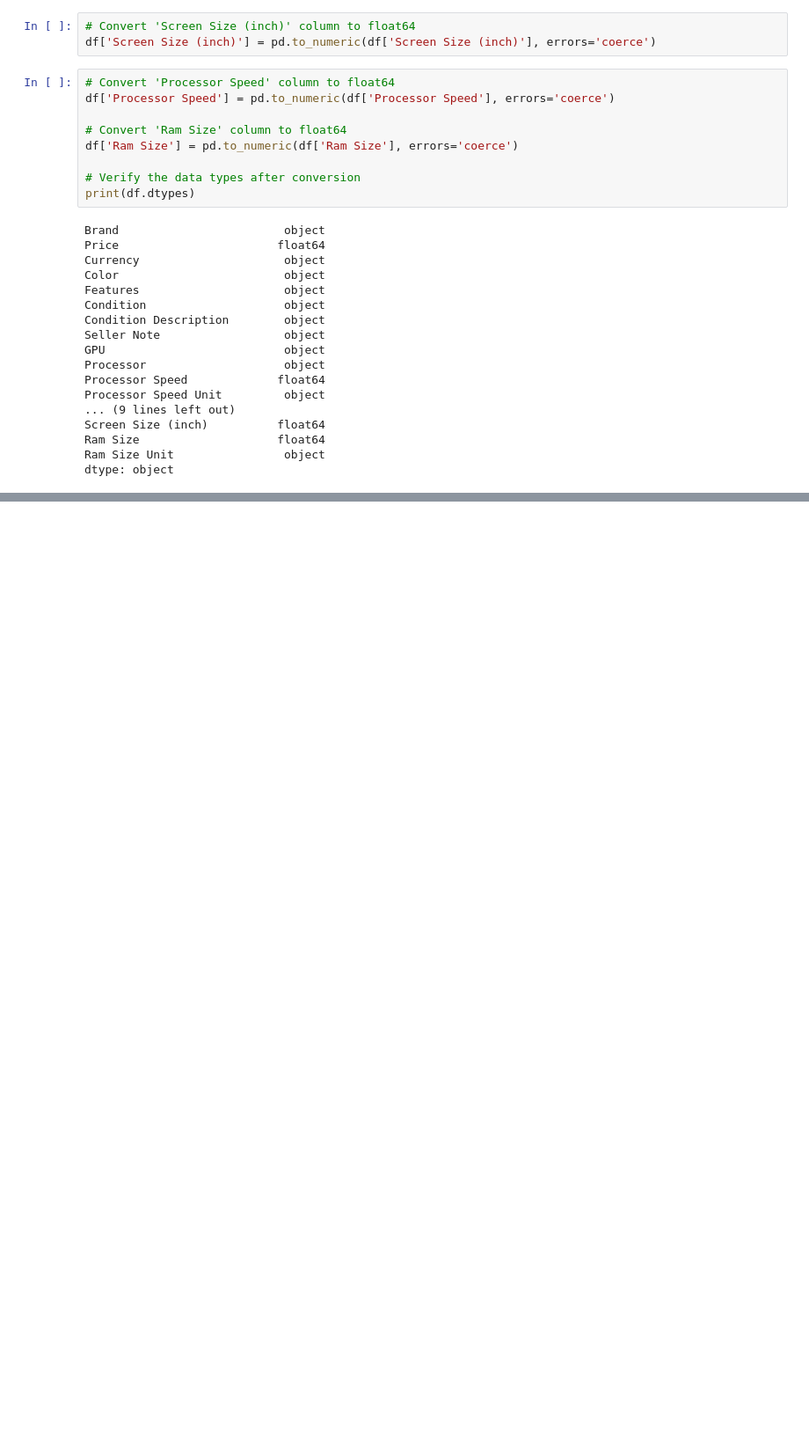
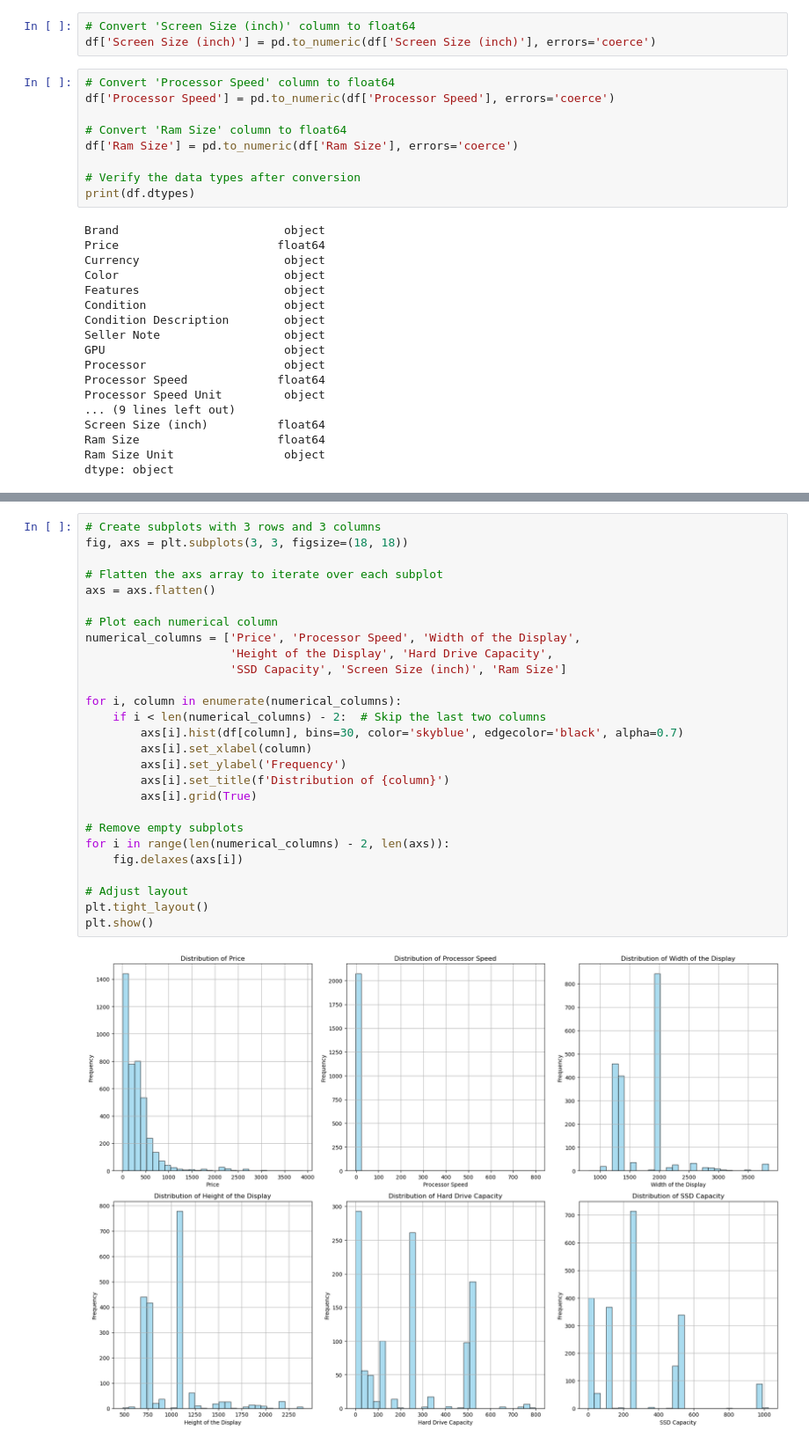
Before and after one commit to rafvrab/eBay-Laptop-Analysis, a Jupyter notebook: Notebook.ipynb, the cells around one changed output, grey strips where cells are left out. Shown: that part at 88% size. Drawn from its saved outputs; the diff is of its cells as text; blank space fills up the shorter version.

```diff
--- a/Notebook.ipynb
+++ b/Notebook.ipynb
@@ -154,0 +254,29 @@ dtype: object
+# %%
+# Create subplots with 3 rows and 3 columns
+fig, axs = plt.subplots(3, 3, figsize=(18, 18))
+
+# Flatten the axs array to iterate over each subplot
+axs = axs.flatten()
+
+# Plot each numerical column
+numerical_columns = ['Price', 'Processor Speed', 'Width of the Display',
+                     'Height of the Display', 'Hard Drive Capacity',
+                     'SSD Capacity', 'Screen Size (inch)', 'Ram Size']
+
+for i, column in enumerate(numerical_columns):
+    if i < len(numerical_columns) - 2:  # Skip the last two columns
+        axs[i].hist(df[column], bins=30, color='skyblue', edgecolor='black', alpha=0.7)
+        axs[i].set_xlabel(column)
+        axs[i].set_ylabel('Frequency')
+        axs[i].set_title(f'Distribution of {column}')
+        axs[i].grid(True)
+
+# Remove empty subplots
+for i in range(len(numerical_columns) - 2, len(axs)):
+    fig.delaxes(axs[i])
+
+# Adjust layout
+plt.tight_layout()
+plt.show()
+# %% [output]
+[figure, added]
```
Also changed, not shown: parts of 9 cells of this notebook.
